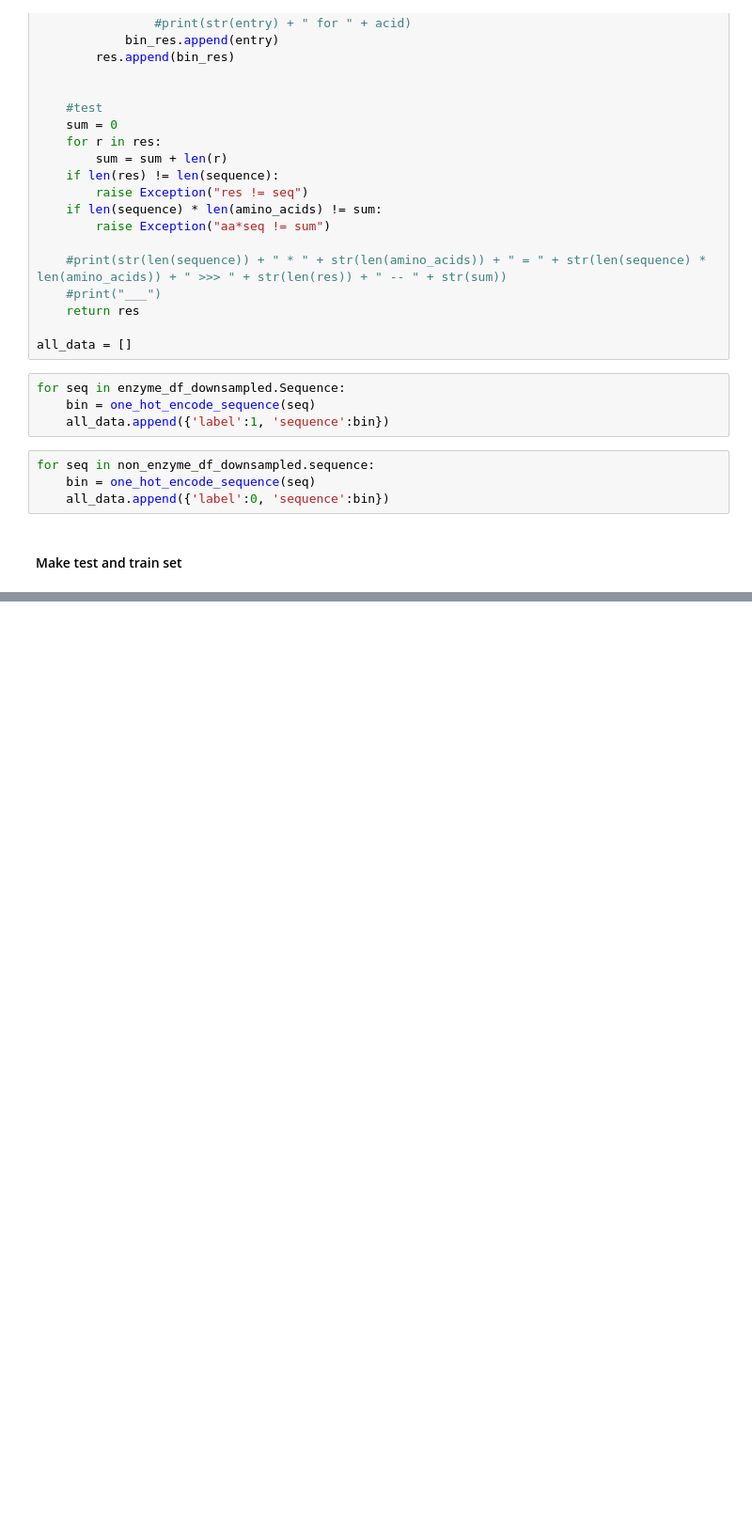
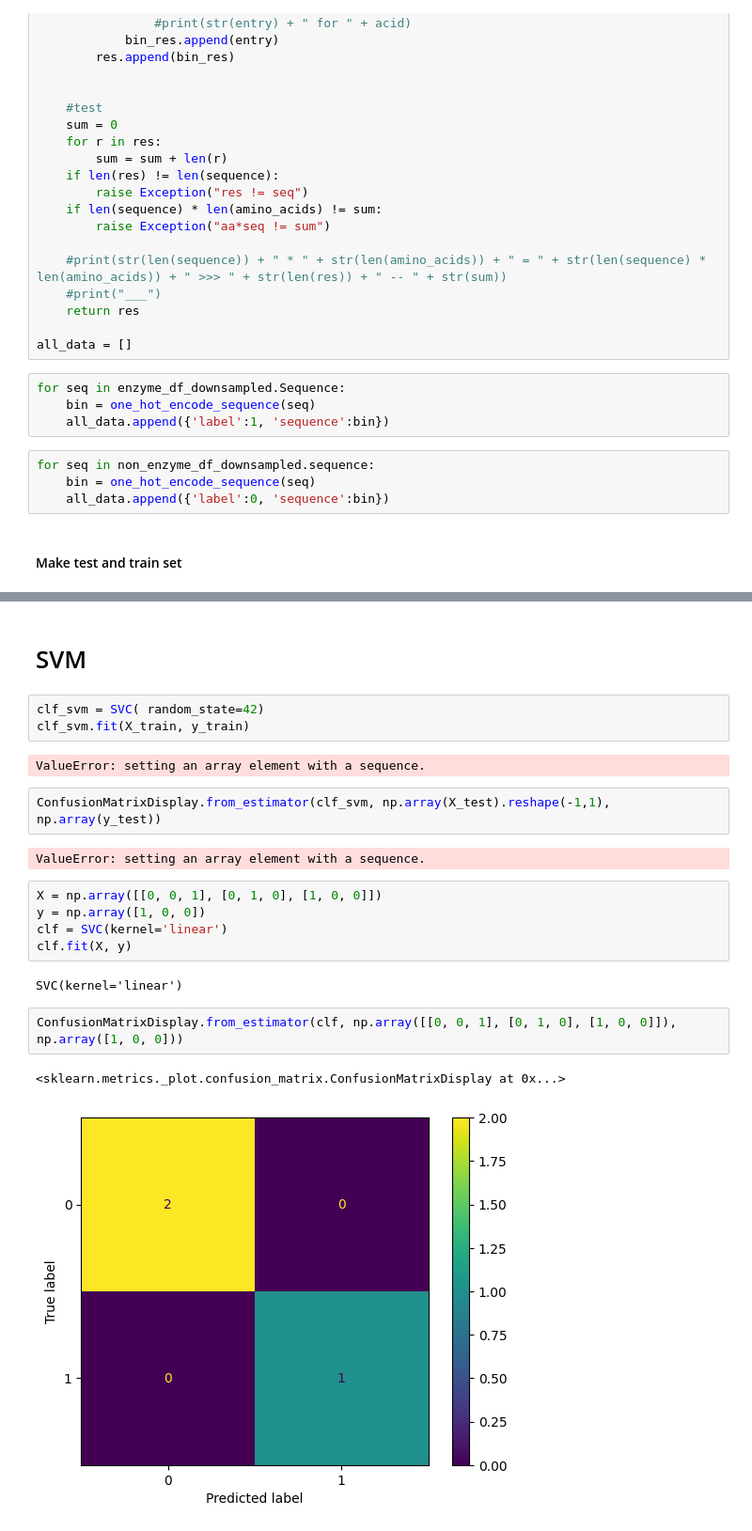
Before and after one commit to github4touchdouble/nnet-enzyme, a Jupyter notebook: notebooks/onehotsvm.ipynb, the cells around one changed output, grey strips where cells are left out. Shown at 94% size. Cells and saved outputs as stored; diff of their text form; blank space fills up the shorter version.

```diff
--- a/notebooks/onehotsvm.ipynb
+++ b/notebooks/onehotsvm.ipynb
@@ -97,0 +156,23 @@ df.head()
+# %% [markdown]
+# SVM
+# %%
+clf_svm = SVC( random_state=42)
+clf_svm.fit(X_train, y_train)
+# %% [output]
+ValueError: setting an array element with a sequence.
+# %%
+ConfusionMatrixDisplay.from_estimator(clf_svm, np.array(X_test).reshape(-1,1), np.array(y_test))
+# %% [output]
+ValueError: setting an array element with a sequence.
+# %%
+X = np.array([[0, 0, 1], [0, 1, 0], [1, 0, 0]])
+y = np.array([1, 0, 0])
+clf = SVC(kernel='linear')
+clf.fit(X, y)
+# %% [output]
+SVC(kernel='linear')
+# %%
+ConfusionMatrixDisplay.from_estimator(clf, np.array([[0, 0, 1], [0, 1, 0], [1, 0, 0]]), np.array([1, 0, 0]))
+# %% [output]
+<sklearn.metrics._plot.confusion_matrix.ConfusionMatrixDisplay at 0x...>
+[figure, added]
```
Also changed, not shown: parts of 14 cells of this notebook.
